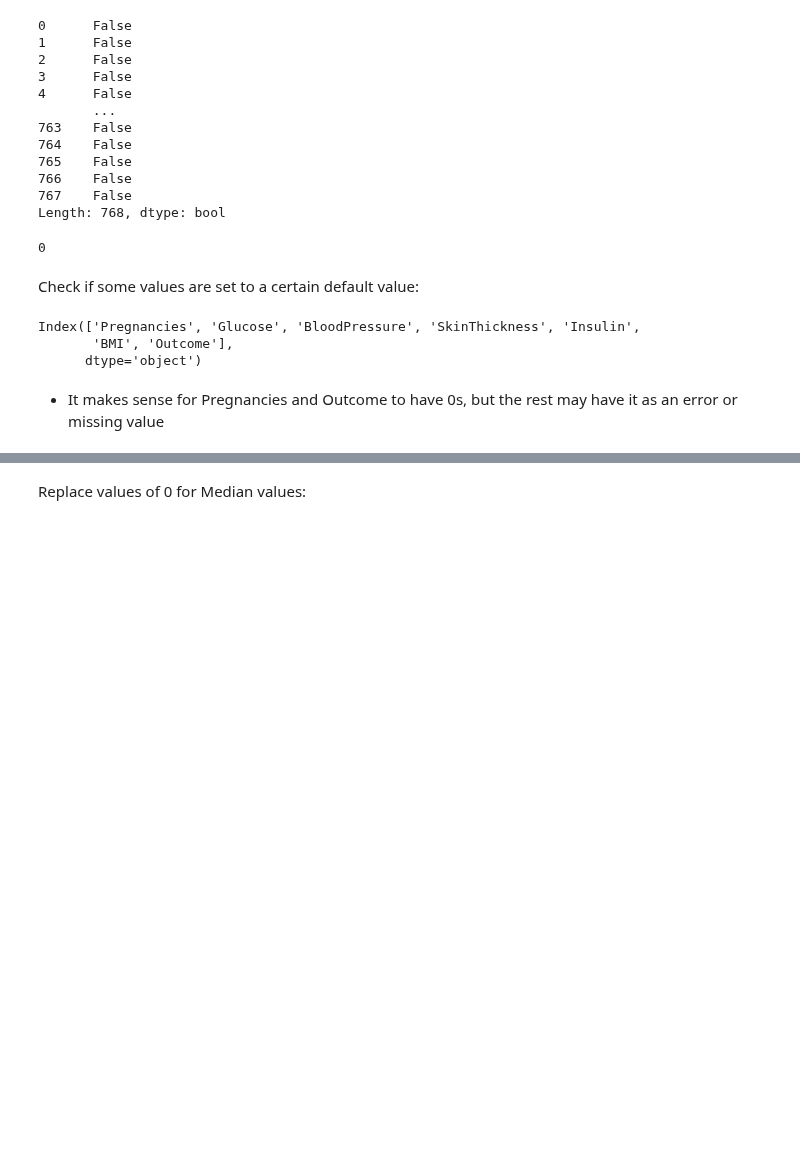
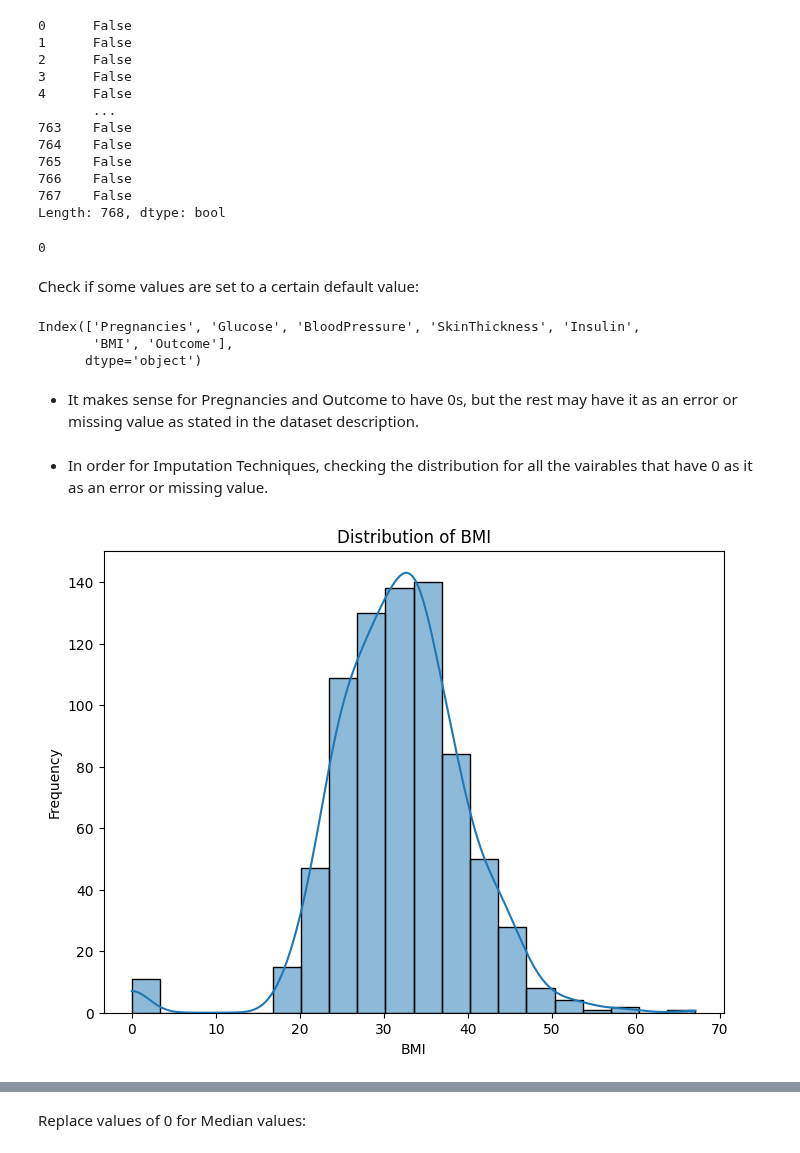
Before and after one commit to houin679/CSMODELPROJECT, a Jupyter notebook: nb1.ipynb, the cells around one changed output, grey strips where cells are left out. Cells and saved outputs as stored; diff of their text form; code cells hidden in the pictures; blank space fills up the shorter version.

```diff
--- a/nb1.ipynb
+++ b/nb1.ipynb
@@ -155,4 +155,15 @@ Index(['Pregnancies', 'Glucose', 'BloodPressure', 'SkinThickness', 'Insulin',
        'BMI', 'Outcome'],
       dtype='object')
 # %% [markdown]
-- It makes sense for Pregnancies and Outcome to have 0s, but the rest may have it as an error or missing value
+- It makes sense for Pregnancies and Outcome to have 0s, but the rest may have it as an error or missing value as stated in the dataset description.
+# %% [markdown]
+- In order for Imputation Techniques, checking the distribution for all the vairables that have 0 as it as an error or missing value.
+# %%
+plt.figure(figsize=(8, 6))
+sns.histplot(df['BMI'], bins=20, kde=True)
+plt.title('Distribution of BMI')
+plt.xlabel('BMI')
+plt.ylabel('Frequency')
+plt.show()
+# %% [output]
+[figure, added]
```
Also changed, not shown: parts of 51 cells of this notebook.
